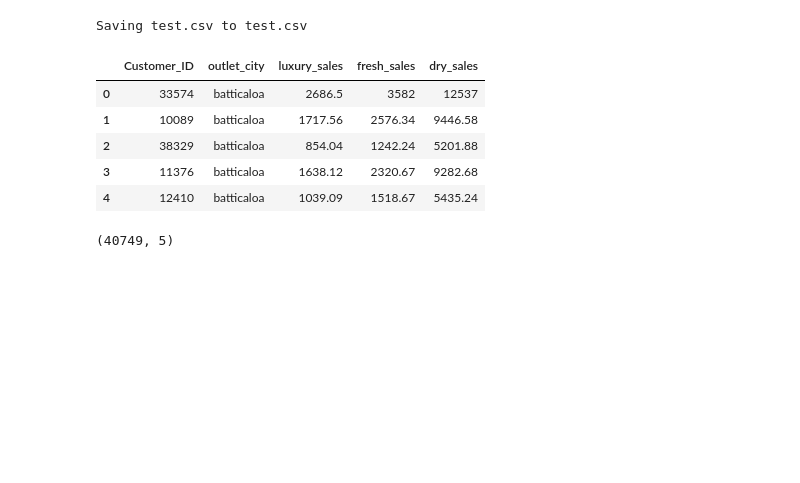
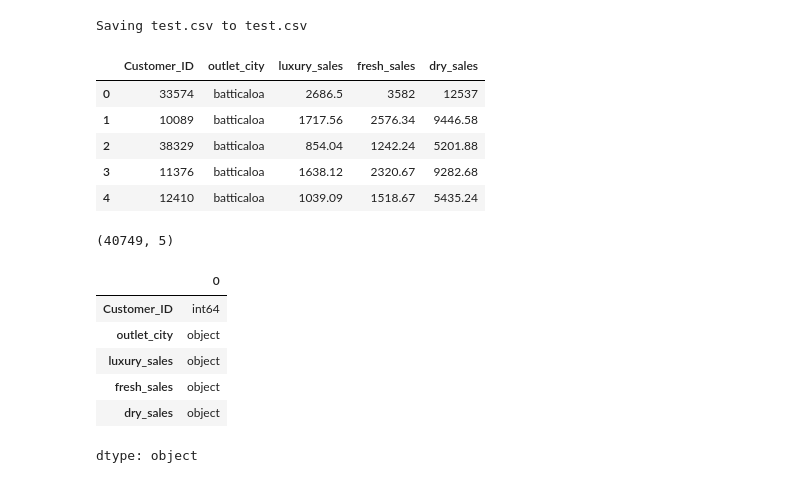
Before and after one commit to team-statstorm/dsplc2025, a Jupyter notebook: dsplc_1.ipynb, the cells around one changed output. Drawn from its saved outputs; the diff is of its cells as text; code cells hidden in the pictures; blank space fills up the shorter version.

```diff
--- a/dsplc_1.ipynb
+++ b/dsplc_1.ipynb
@@ -770,3 +770,13 @@ dftest.head()
 dftest.shape
 # %% [output]
 (40749, 5)
+# %%
+dftest.dtypes
+# %% [output]
+|  | 0 |
+| Customer_ID | int64 |
+| outlet_city | object |
+| luxury_sales | object |
+| fresh_sales | object |
+| dry_sales | object |
+dtype: object
```
Also changed, not shown: parts of 5 cells of this notebook.
